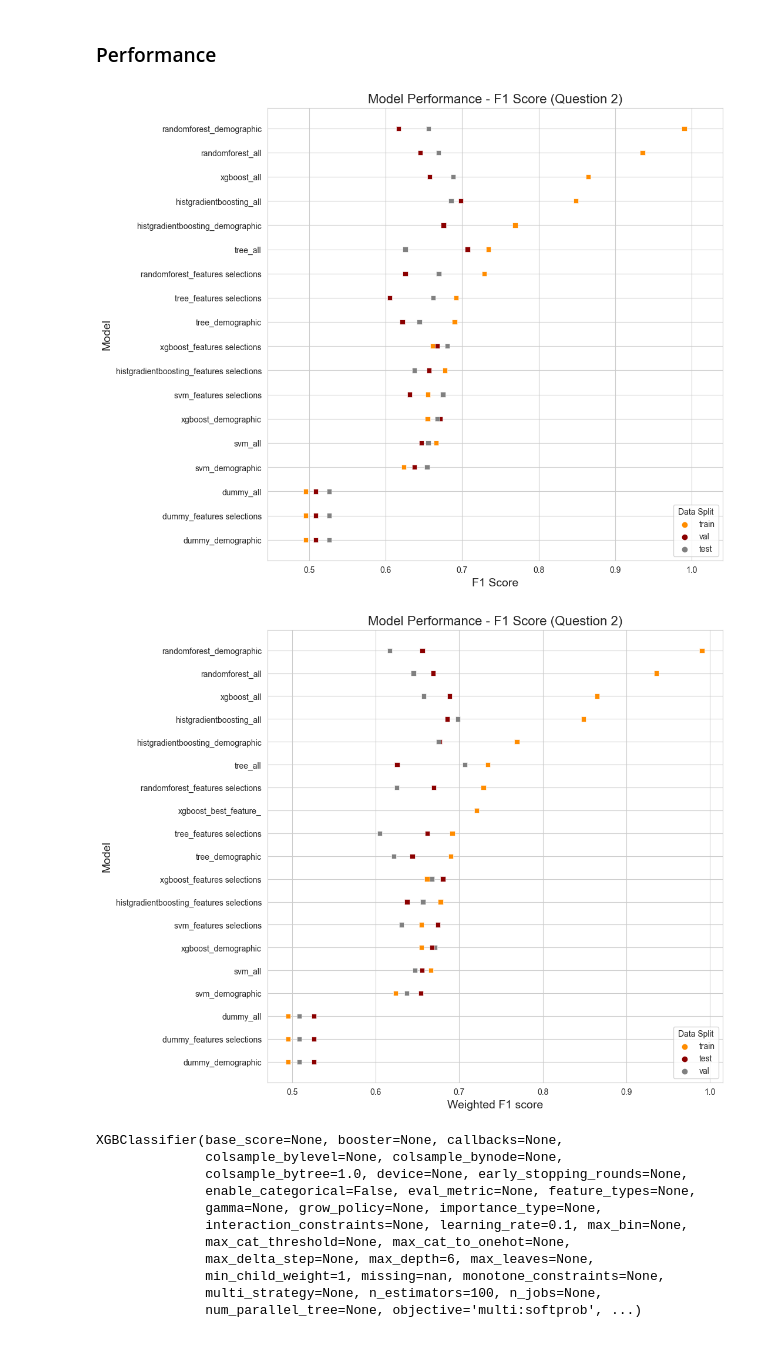
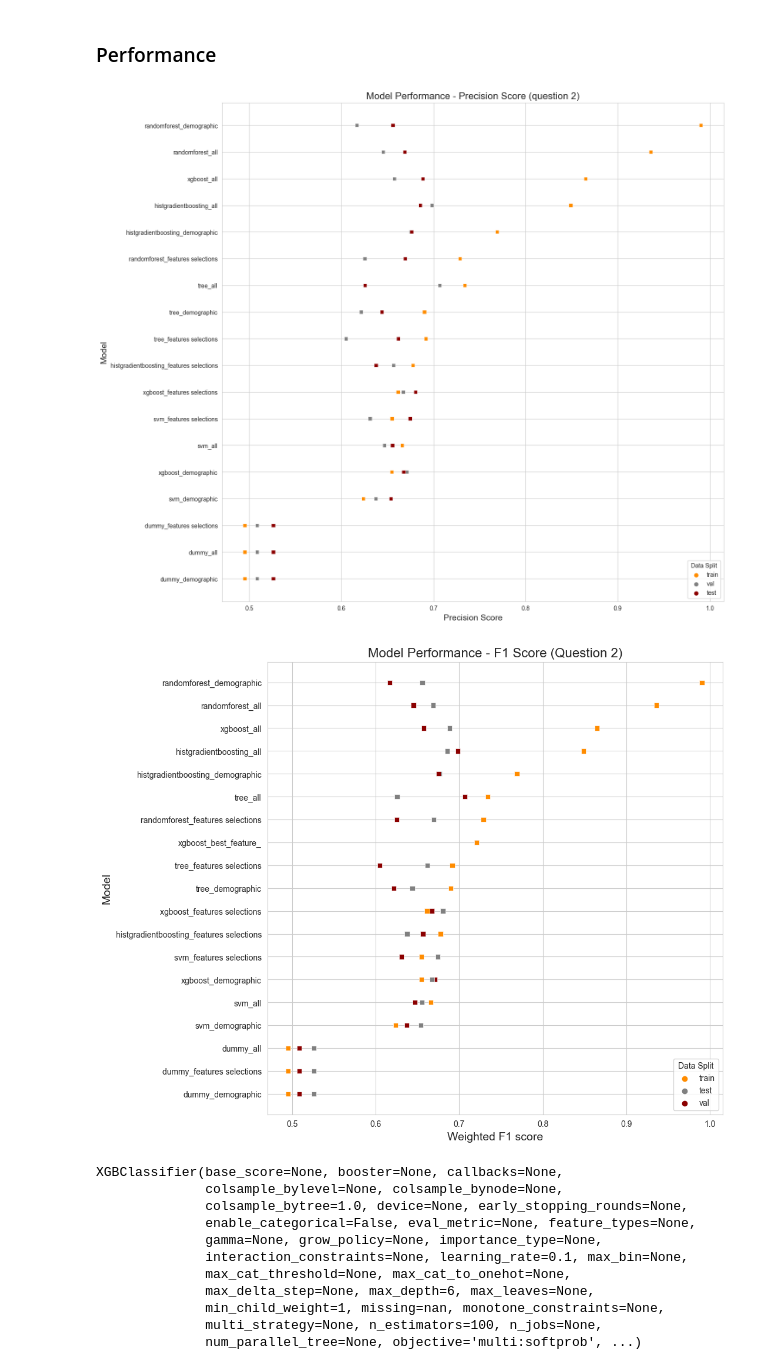
Before and after one commit to SylvainEstebe/predict_intention_action_gap, a Jupyter notebook: src/predictive_notebook.ipynb, the cells around one changed output. Saved outputs shown, nothing was run; the diff lists cells and outputs as text; code cells hidden in the pictures.

```diff
--- a/src/predictive_notebook.ipynb
+++ b/src/predictive_notebook.ipynb
@@ -952,29 +938,27 @@ fit_and_evaluate_models_2(X_train,y_train,subset_name="all")
 # %%
 perf_df = pd.DataFrame(performances)
 # Set seaborn style
 sns.set_style('whitegrid')
 # Create a figure for the plot
-plt.figure(figsize=(10, 10))
+plt.figure(figsize=(15, 15))
 # Create the scatter plot
-sns.scatterplot(data=perf_df.sort_values(by='f1', ascending=False),
+sns.scatterplot(data=perf_df.sort_values(by='precision', ascending=False),
                         y='model',
                         x='f1',
                         marker='s',
                         hue='split',
-                        palette=['darkorange', 'darkred', 'grey'])
+                        palette=['darkorange', 'grey', 'darkred'])
 
 # Add plot title and labels
-plt.title("Model Performance - F1 Score (Question 2)", fontsize=16)
-plt.xlabel("F1 Score", fontsize=14)
+plt.title("Model Performance - Precision Score (question 2)", fontsize=16)
+plt.xlabel("Precision Score", fontsize=14)
 plt.ylabel("Model", fontsize=14)
-# Automatically adjust x-axis limits based on data
-plt.xlim(perf_df['f1'].min() - 0.05, perf_df['f1'].max() + 0.05)
 # Customize legend
 plt.legend(title='Data Split', loc='lower right')
 # Show the plot
 plt.show()
 # %% [output]
-[figure, old version]
+[figure, new version]
 # %%
 # Tune the model selected
 def fit_and_evaluate_best_2(X_train, y_train, subset_name):
@@ -1012,7 +996,7 @@ sns.scatterplot(data=perf_df.sort_values(by='f1', ascending=False),
                         x='f1',
                         marker='s',
                         hue='split',
-                        palette=['darkorange', 'darkred', 'grey'])
+                        palette=['darkorange', 'grey', 'darkred'])
 
 # Add plot title and labels
 plt.title("Model Performance - F1 Score (Question 2)", fontsize=16)
@@ -1026,7 +1010,7 @@ plt.savefig('/Users/sylvainestebe/Code/data_child/fig/Q2_model_performance_f1.pn
 # Show the plot
 plt.show()
 # %% [output]
-[figure, old version]
+[figure, new version]
 # %%
 ## All data
 X_train, y_train = train_features.iloc[:,:-1], train_features.iloc[:,-1]
```
Also changed, not shown: parts of 7 cells of this notebook.
